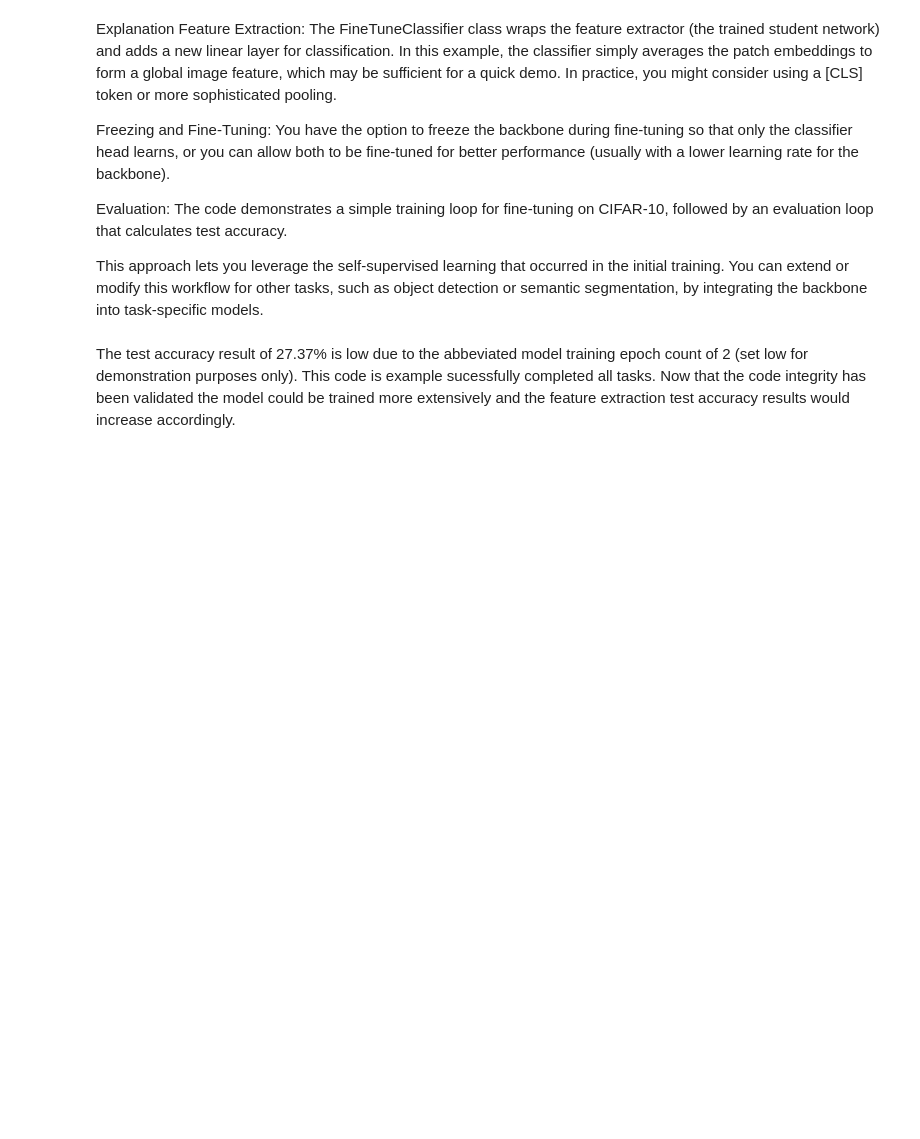
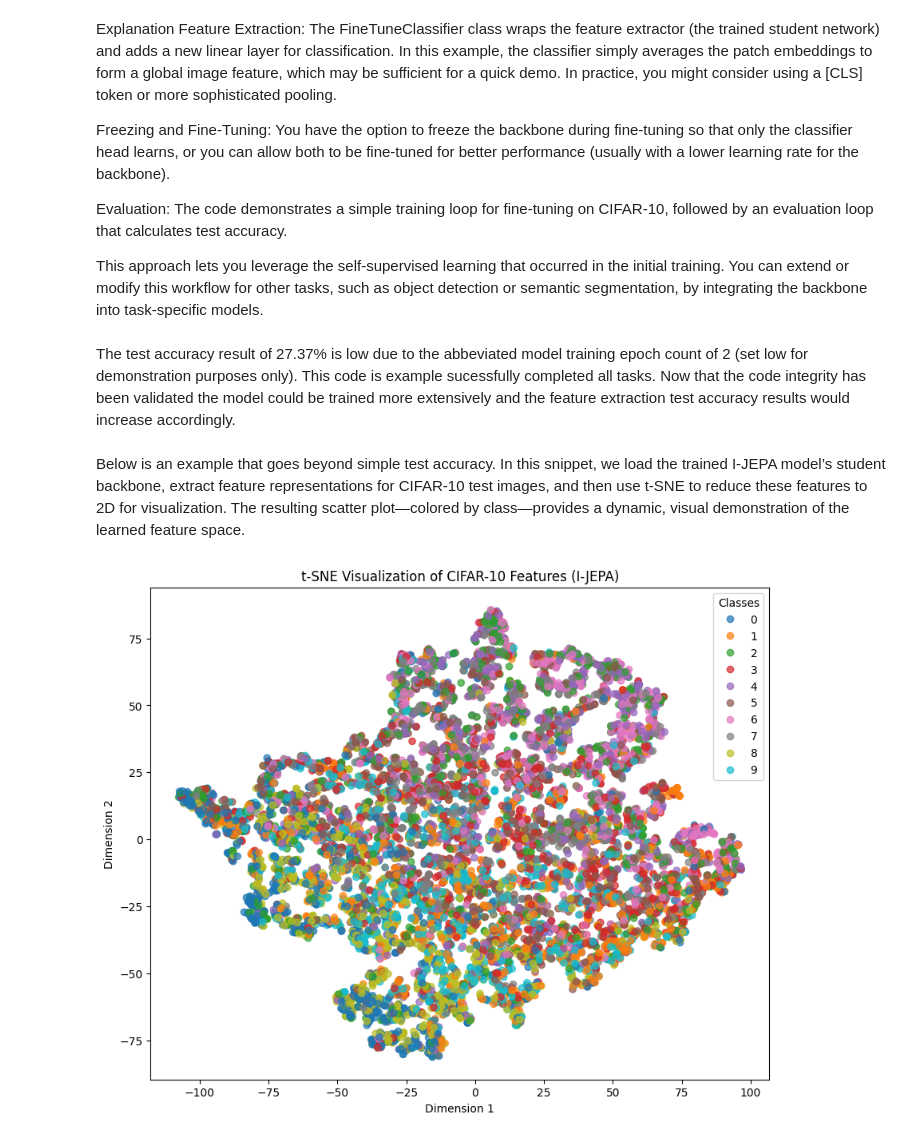
Before and after one commit to Laere11/machine_learning, a Jupyter notebook: I_JEPA_lightweight.ipynb, the cells around one changed output. Cells and saved outputs as stored; diff of their text form; code cells hidden in the pictures; blank space fills up the shorter version.

```diff
--- a/I_JEPA_lightweight.ipynb
+++ b/I_JEPA_lightweight.ipynb
@@ -341,3 +341,62 @@ The code demonstrates a simple training loop for fine-tuning on CIFAR-10, follow
 This approach lets you leverage the self-supervised learning that occurred in the initial training. You can extend or modify this workflow for other tasks, such as object detection or semantic segmentation, by integrating the backbone into task-specific models.
 # %% [markdown]
 The test accuracy result of 27.37% is low due to the abbeviated model training epoch count of 2 (set low for demonstration purposes only).  This code is example sucessfully completed all tasks.  Now that the code integrity has been validated the model could be trained more extensively and the feature extraction test accuracy results would increase accordingly.
+# %% [markdown]
+Below is an example that goes beyond simple test accuracy. In this snippet, we load the trained I-JEPA model’s student backbone, extract feature representations for CIFAR-10 test images, and then use t-SNE to reduce these features to 2D for visualization. The resulting scatter plot—colored by class—provides a dynamic, visual demonstration of the learned feature space.
+# %%
+import torch
+import torchvision
+import torchvision.transforms as transforms
+import matplotlib.pyplot as plt
+from sklearn.manifold import TSNE
+import numpy as np
+
+# Define device and load the trained model checkpoint
+device = torch.device("cuda" if torch.cuda.is_available() else "cpu")
+model = SimpleIJEPAModel().to(device)
+model.load_state_dict(torch.load("/content/best_model_checkpoint.pth", map_location=device))
+model.eval()
+
+# Define transformation (matching training)
+transform = transforms.Compose([
+    transforms.Resize((224, 224)),
+    transforms.ToTensor(),
+    transforms.Normalize(mean=[0.485, 0.456, 0.406],
+                         std=[0.229, 0.224, 0.225])
+])
+
+# Load the CIFAR-10 test set
+testset = torchvision.datasets.CIFAR10(root='./data', train=False, download=True, transform=transform)
+testloader = torch.utils.data.DataLoader(testset, batch_size=64, shuffle=False)
+
+# Extract features using the student's patch embedding.
+# Here, we simply take the average of the patch embeddings as the image feature.
+features = []
+labels = []
+with torch.no_grad():
+    for inputs, lbls in testloader:
+        inputs = inputs.to(device)
+        # Obtain patch embeddings: shape (B, N, D)
+        patch_embeddings = model.student.patch_embed(inputs)
+        # Average over the patch tokens: shape (B, D)
+        feats = patch_embeddings.mean(dim=1)
+        features.append(feats.cpu().numpy())
+        labels.append(lbls.numpy())
+
+features = np.concatenate(features, axis=0)
+labels = np.concatenate(labels, axis=0)
+
+# Use t-SNE to reduce feature dimensions to 2 for visualization
+tsne = TSNE(n_components=2, random_state=42)
+features_2d = tsne.fit_transform(features)
+
+# Plot the t-SNE visualization
+plt.figure(figsize=(10, 8))
+scatter = plt.scatter(features_2d[:, 0], features_2d[:, 1], c=labels, cmap='tab10', alpha=0.7)
+plt.title("t-SNE Visualization of CIFAR-10 Features (I-JEPA)")
+plt.xlabel("Dimension 1")
+plt.ylabel("Dimension 2")
+plt.legend(*scatter.legend_elements(), title="Classes")
+plt.show()
+# %% [output]
+[figure, added]
```
Also changed, not shown: parts of 6 cells of this notebook.
